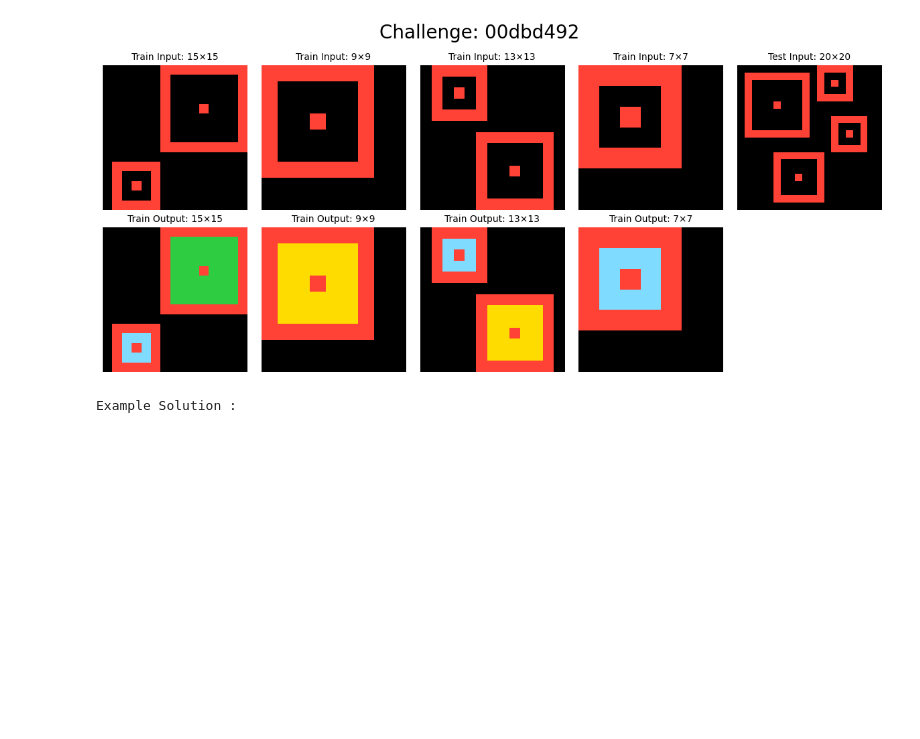
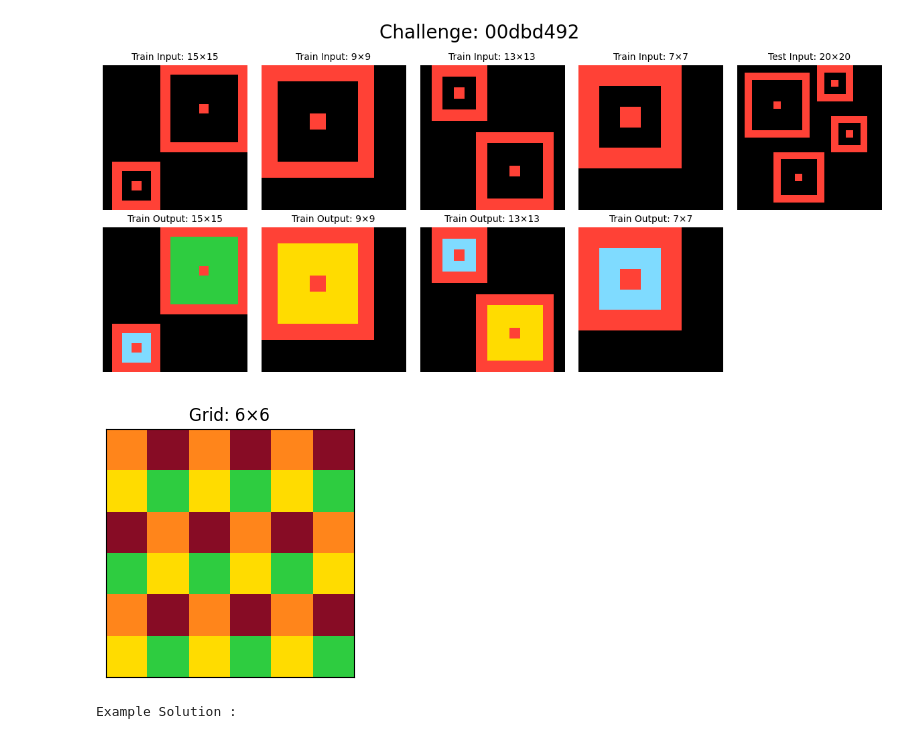
Before and after one commit to bhushansshah/ARC-AGI-2, a Jupyter notebook: notebooks/exploring_data.ipynb, the cells around one changed output. Saved outputs shown, nothing was run; the diff lists cells and outputs as text; code cells hidden in the pictures; blank space fills up the shorter version.

Commit message:
added visualization for one matrix as well

```diff
--- a/notebooks/exploring_data.ipynb
+++ b/notebooks/exploring_data.ipynb
@@ -42,19 +42,21 @@ train_challenges['00576224']
 # %%
 import matplotlib.pyplot as plt
 from matplotlib.colors import ListedColormap, Normalize
-from typing import List
+from typing import List, Union
+import numpy as np
 
+cmap = ListedColormap([
+        '#000', '#0074D9', '#FF4136', '#2ECC40', '#FFDC00',
+        '#AAAAAA', '#F012BE', '#FF851B', '#7FDBFF', '#870C25'
+    ])
 def plot_task(
     task: dict,
     title: str = None
 ) -> None:
     """
-    displays a task with training examples and test inputs, showing '?' for test outputs
+    displays a task with training examples and test and train inputs
     """
-    cmap = ListedColormap([
-        '#000', '#0074D9', '#FF4136', '#2ECC40', '#FFDC00',
-        '#AAAAAA', '#F012BE', '#FF851B', '#7FDBFF', '#870C25'
-    ])
+
     norm = Normalize(vmin=0, vmax=9)
     args = {'cmap': cmap, 'norm': norm}
 
@@ -116,6 +118,35 @@ def plot_task(
         figure.suptitle(title, fontsize=20)
     plt.subplots_adjust(wspace=0.1, hspace=0.1)
     plt.show()
+
+
+def plot_figure(task: List[List[int]], title: str = None) -> None:
+    """
+    displays a single 2D list (grid)
+    """
+    height = len(task)
+    width = len(task[0]) if height > 0 else 0
+
+    # Create figure with appropriate size
+    fig_size = (max(width * 0.5, 4), max(height * 0.5, 3))
+    figure, axes = plt.subplots(1, 1, figsize=fig_size)
+
+    # Plot the grid
+    norm = Normalize(vmin=0, vmax=9)
+    args = {'cmap': cmap, 'norm': norm}
+    axes.imshow(task, **args)
+
+    # Add title and labels
+    if title is not None:
+        axes.set_title(title, fontsize=16)
+    axes.set_title(f'Grid: {height}×{width}', fontsize=12)
+
+    # Remove axis ticks
+    axes.set_xticks([])
+    axes.set_yticks([])
+
+    plt.tight_layout()
+    plt.show()
 # %%
 print("Example Challenges :\n")
 i = 0
@@ -144,6 +175,10 @@ Challenge Key: 00d62c1b
 Challenge Key: 00dbd492
 {'train': [{'input': [[0, 0, 0, 0, 0, 0, 2, 2, 2, 2, 2, 2, 2, 2, 2], [0, 0, 0, 0, 0, 0, 2, 0, 0, 0, 0, 0, 0, 0, 2], [0, 0, 0, 0, 0, 0, 2, 0, 0, 0, 0, 0, 0, 0, 2], [0, 0, 0, 0, 0, 0, 2, 0, 0, 0, 0, 0,  ...
 [figure]
+# %%
+plot_figure(train_challenges['00576224']["train"][0]['output'])
+# %% [output]
+[figure, added]
 # %%
 print("Example Solution :\n")
 train
```
Also changed, not shown: 1 other file.
